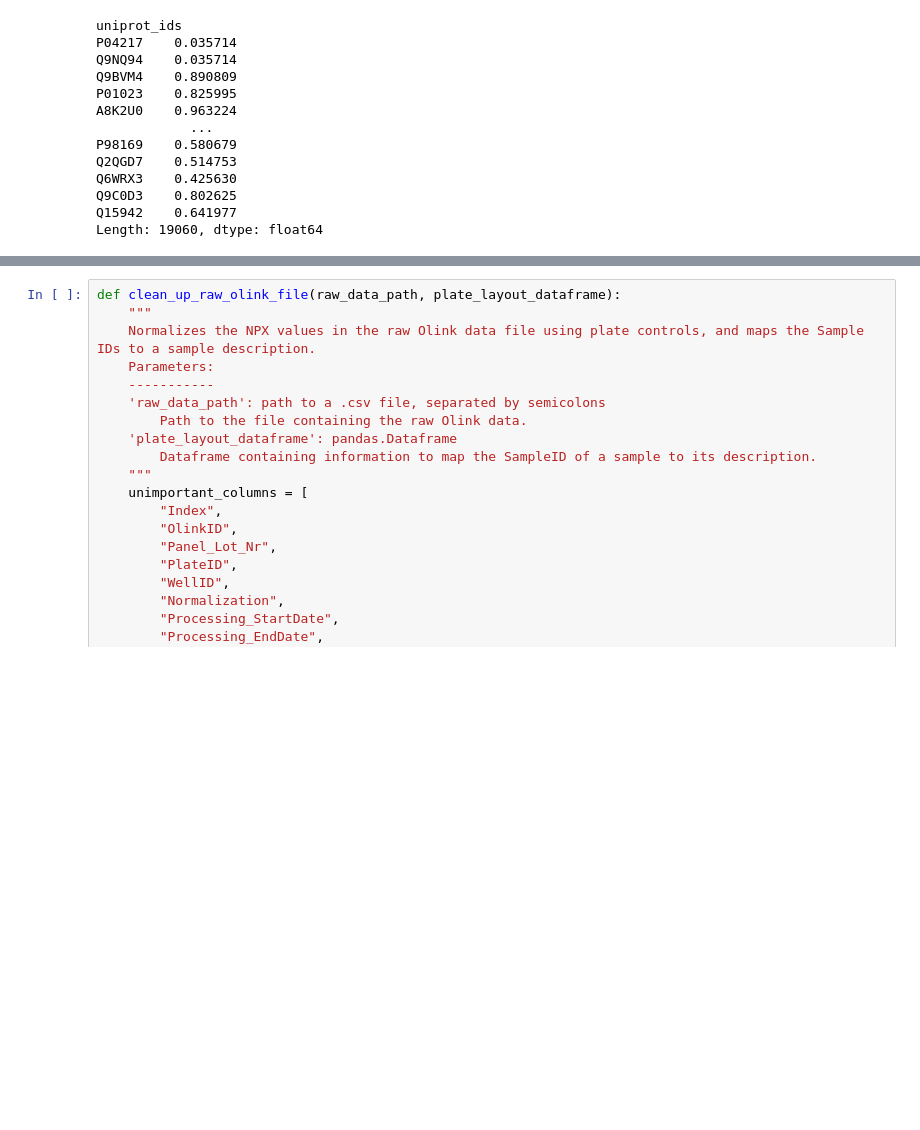
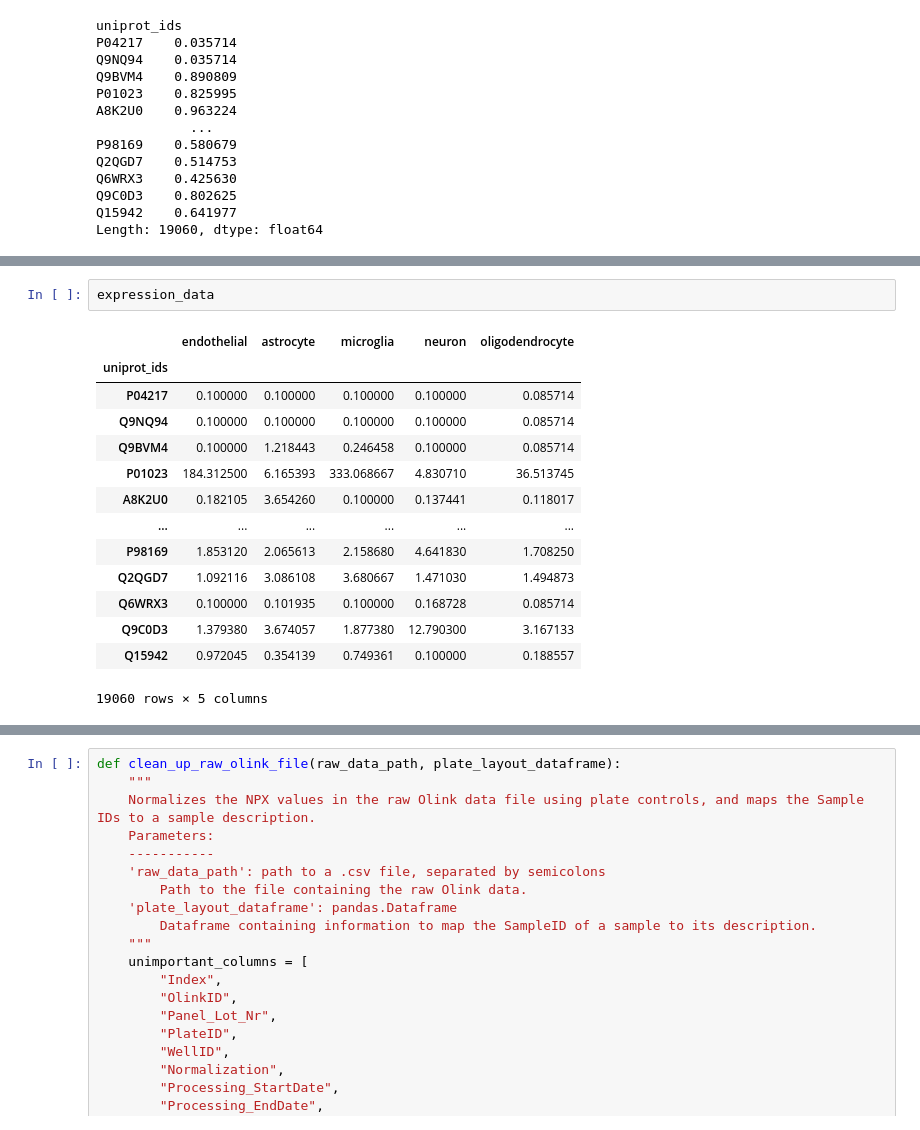
Before and after one commit to Walt-Lab/bdev_mass_spec, a Jupyter notebook: 10_analysis.ipynb, the cells around one changed output, grey strips where cells are left out. Saved outputs shown, nothing was run; the diff lists cells and outputs as text; blank space fills up the shorter version.

```diff
--- a/10_analysis.ipynb
+++ b/10_analysis.ipynb
@@ -470,0 +563,17 @@ expression_data.apply(calculate_tsi, axis = 1)
+# %%
+expression_data
+# %% [output]
+|  | endothelial | astrocyte | microglia | neuron | oligodendrocyte |
+| uniprot_ids |  |  |  |  |  |
+| P04217 | 0.100000 | 0.100000 | 0.100000 | 0.100000 | 0.085714 |
+| Q9NQ94 | 0.100000 | 0.100000 | 0.100000 | 0.100000 | 0.085714 |
+| Q9BVM4 | 0.100000 | 1.218443 | 0.246458 | 0.100000 | 0.085714 |
+| P01023 | 184.312500 | 6.165393 | 333.068667 | 4.830710 | 36.513745 |
+| A8K2U0 | 0.182105 | 3.654260 | 0.100000 | 0.137441 | 0.118017 |
+| ... | ... | ... | ... | ... | ... |
+| P98169 | 1.853120 | 2.065613 | 2.158680 | 4.641830 | 1.708250 |
+| Q2QGD7 | 1.092116 | 3.086108 | 3.680667 | 1.471030 | 1.494873 |
+| Q6WRX3 | 0.100000 | 0.101935 | 0.100000 | 0.168728 | 0.085714 |
+| Q9C0D3 | 1.379380 | 3.674057 | 1.877380 | 12.790300 | 3.167133 |
+| Q15942 | 0.972045 | 0.354139 | 0.749361 | 0.100000 | 0.188557 |
+19060 rows × 5 columns
```
Also changed, not shown: parts of 10 cells of this notebook.
